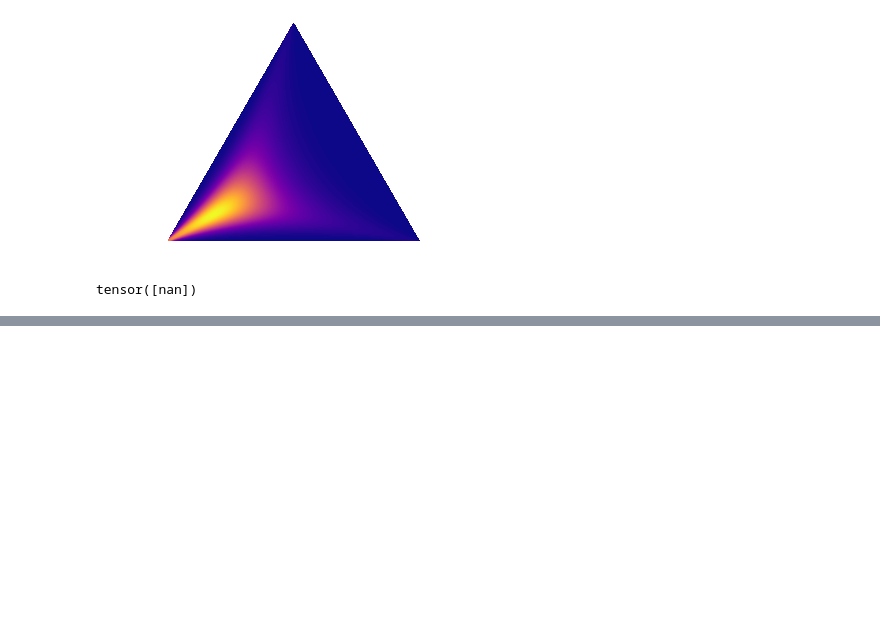
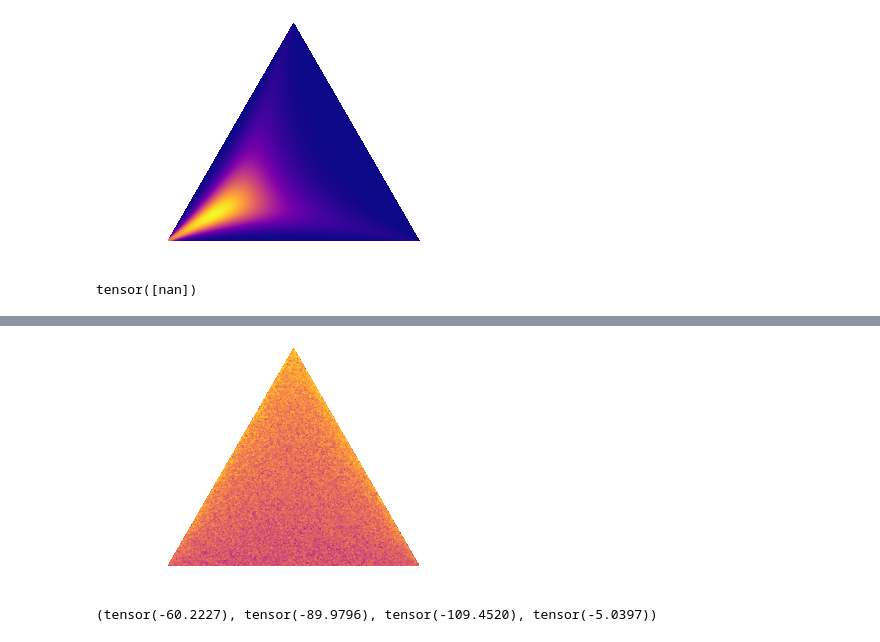
Before and after one commit to bahleg/tex_phd, a Jupyter notebook: doc/plots/notebooks/gumbel_softmax.ipynb, the cells around one changed output, grey strips where cells are left out. Saved outputs shown, nothing was run; the diff lists cells and outputs as text; code cells hidden in the pictures; blank space fills up the shorter version.

```diff
--- a/doc/plots/notebooks/gumbel_softmax.ipynb
+++ b/doc/plots/notebooks/gumbel_softmax.ipynb
@@ -219,0 +265,6 @@ tensor([nan])
+# %%
+#import torch.tensor as t
+te = 0.2
+pvals = draw_pdf_contours(GS4([np.array([0.99, 0.005, 0.005]).astype(np.float32),np.array([0.005, 0.99, 0.005]).astype(np.float32),np.array([0.33, 0.33, 0.33]).astype(np.float32)],te),  'test', cm='plasma')
+# %% [output]
+[figure, added]
@@ -219,0 +273,4 @@ tensor([nan])
+# %%
+g.pdf(np.array([0.0, 1.0, 0.0])), g.pdf(np.array([0.0, 0.0, 1.0])), g.pdf(np.array([1.0, 0.0, 0.0])), g.pdf(np.array([0.33, 0.33, 0.33]))
+# %% [output]
+(tensor(-60.2227), tensor(-89.9796), tensor(-109.4520), tensor(-5.0397))
```
Also changed, not shown: parts of 10 cells of this notebook, 3 other files.
